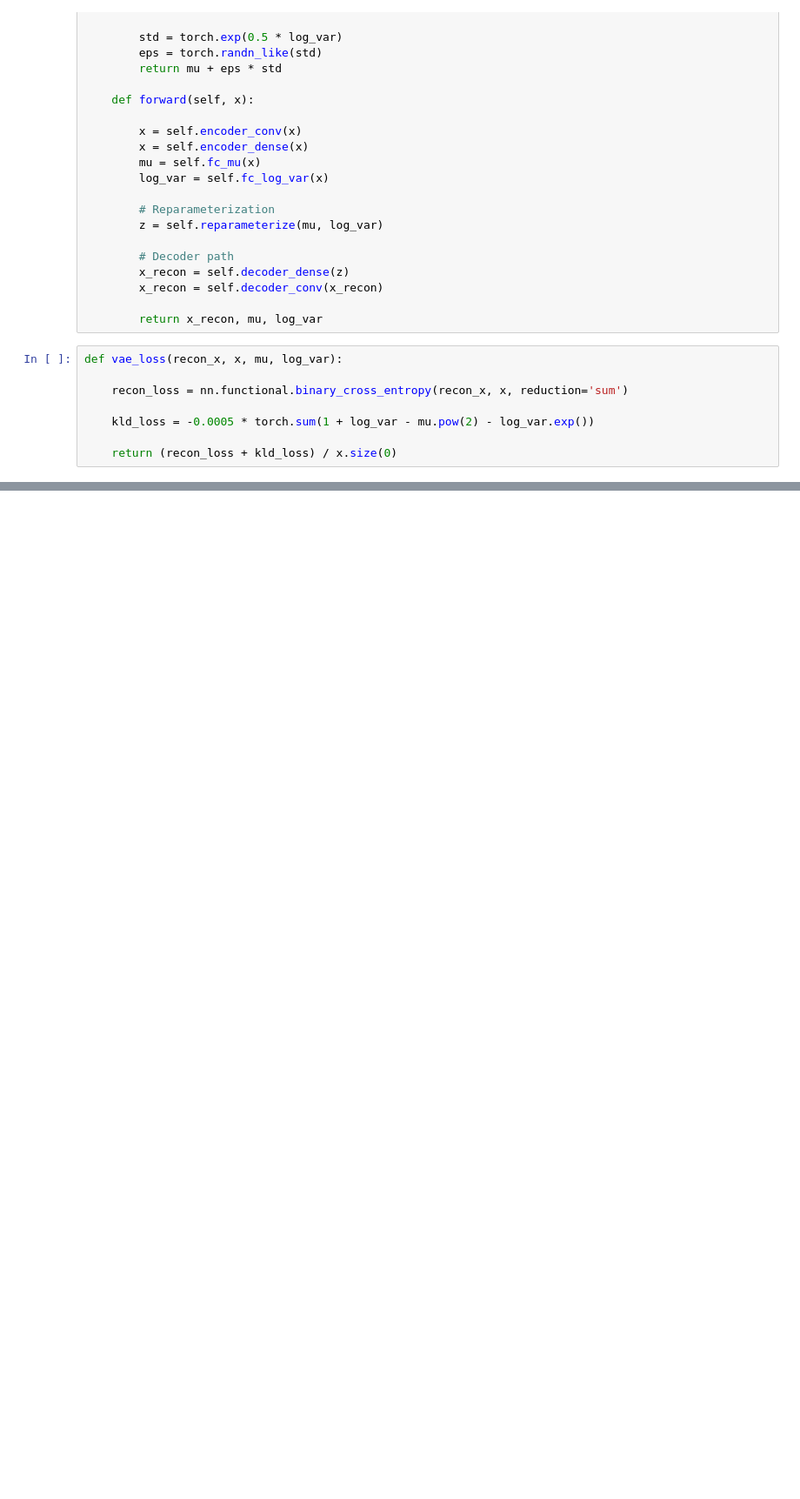
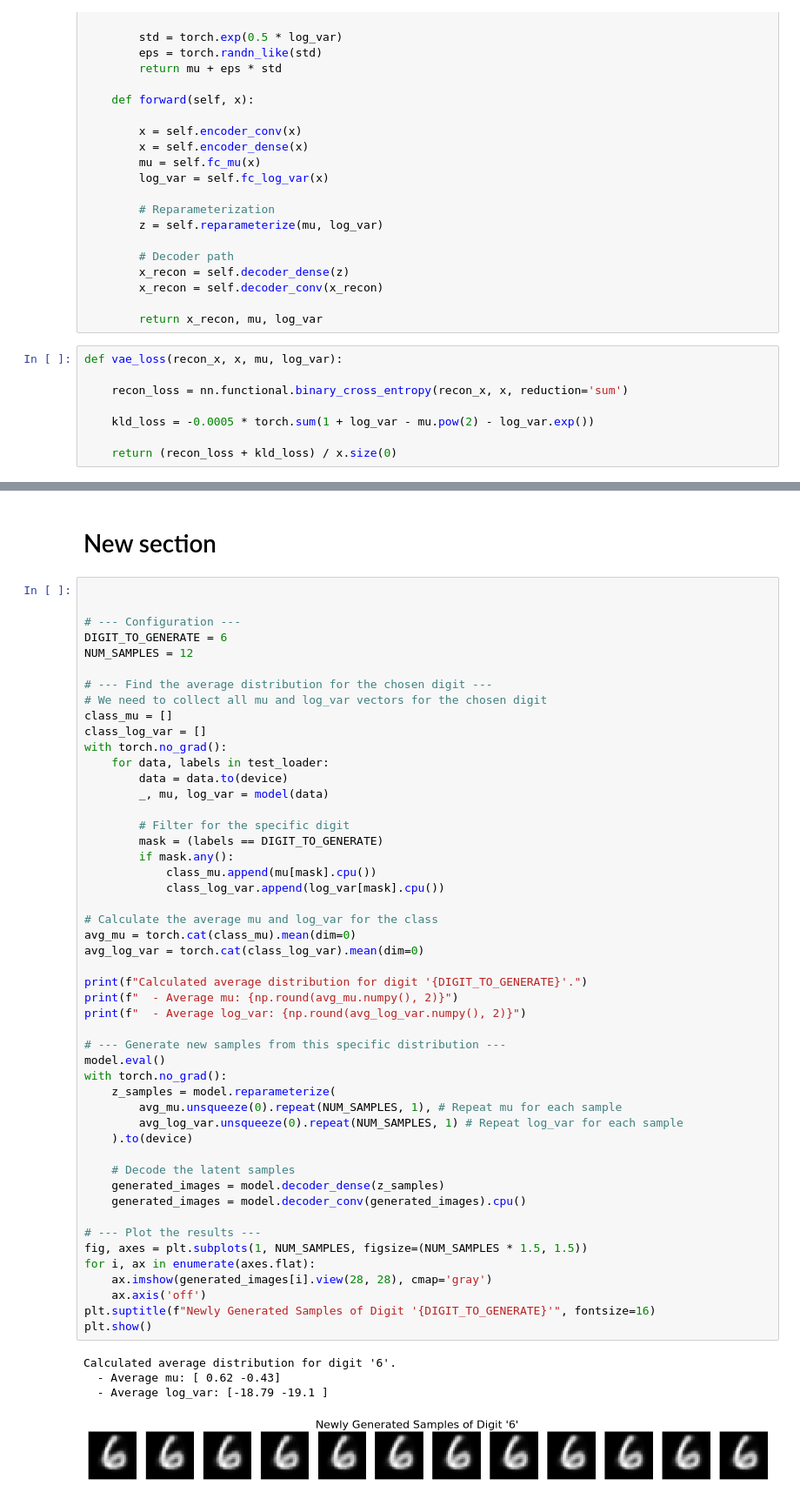
Before and after one commit to ShubhamChoulkar/ML-codes-from-scratch, a Jupyter notebook: Autoencoders/VAE_MNSIT.ipynb, the cells around one changed output, grey strips where cells are left out. Shown at 87% size. Drawn from its saved outputs; the diff is of its cells as text; blank space fills up the shorter version.

```diff
--- a/Autoencoders/VAE_MNSIT.ipynb
+++ b/Autoencoders/VAE_MNSIT.ipynb
@@ -169,0 +282,56 @@ plt.show()
+# %% [markdown]
+# New section
+# %%
+
+
+# --- Configuration ---
+DIGIT_TO_GENERATE = 6
+NUM_SAMPLES = 12
+
+# --- Find the average distribution for the chosen digit ---
+# We need to collect all mu and log_var vectors for the chosen digit
+class_mu = []
+class_log_var = []
+with torch.no_grad():
+    for data, labels in test_loader:
+        data = data.to(device)
+        _, mu, log_var = model(data)
+
+        # Filter for the specific digit
+        mask = (labels == DIGIT_TO_GENERATE)
+        if mask.any():
+            class_mu.append(mu[mask].cpu())
+            class_log_var.append(log_var[mask].cpu())
+
+# Calculate the average mu and log_var for the class
+avg_mu = torch.cat(class_mu).mean(dim=0)
+avg_log_var = torch.cat(class_log_var).mean(dim=0)
+
+print(f"Calculated average distribution for digit '{DIGIT_TO_GENERATE}'.")
+print(f"  - Average mu: {np.round(avg_mu.numpy(), 2)}")
+print(f"  - Average log_var: {np.round(avg_log_var.numpy(), 2)}")
+
+# --- Generate new samples from this specific distribution ---
+model.eval()
+with torch.no_grad():
+    z_samples = model.reparameterize(
+        avg_mu.unsqueeze(0).repeat(NUM_SAMPLES, 1), # Repeat mu for each sample
+        avg_log_var.unsqueeze(0).repeat(NUM_SAMPLES, 1) # Repeat log_var for each sample
+    ).to(device)
+
+    # Decode the latent samples
+    generated_images = model.decoder_dense(z_samples)
+    generated_images = model.decoder_conv(generated_images).cpu()
+
+# --- Plot the results ---
+fig, axes = plt.subplots(1, NUM_SAMPLES, figsize=(NUM_SAMPLES * 1.5, 1.5))
+for i, ax in enumerate(axes.flat):
+    ax.imshow(generated_images[i].view(28, 28), cmap='gray')
+    ax.axis('off')
+plt.suptitle(f"Newly Generated Samples of Digit '{DIGIT_TO_GENERATE}'", fontsize=16)
+plt.show()
+# %% [output]
+Calculated average distribution for digit '6'.
+  - Average mu: [ 0.62 -0.43]
+  - Average log_var: [-18.79 -19.1 ]
+[figure, added]
```
Also changed, not shown: parts of 6 cells of this notebook.
